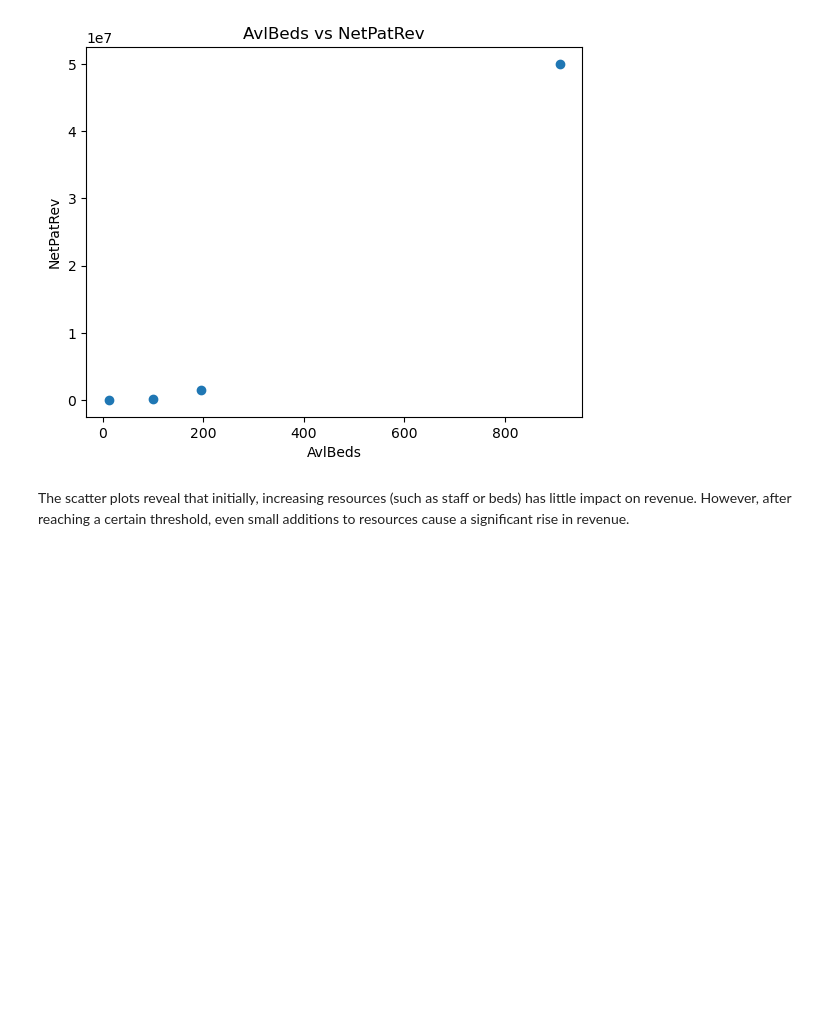
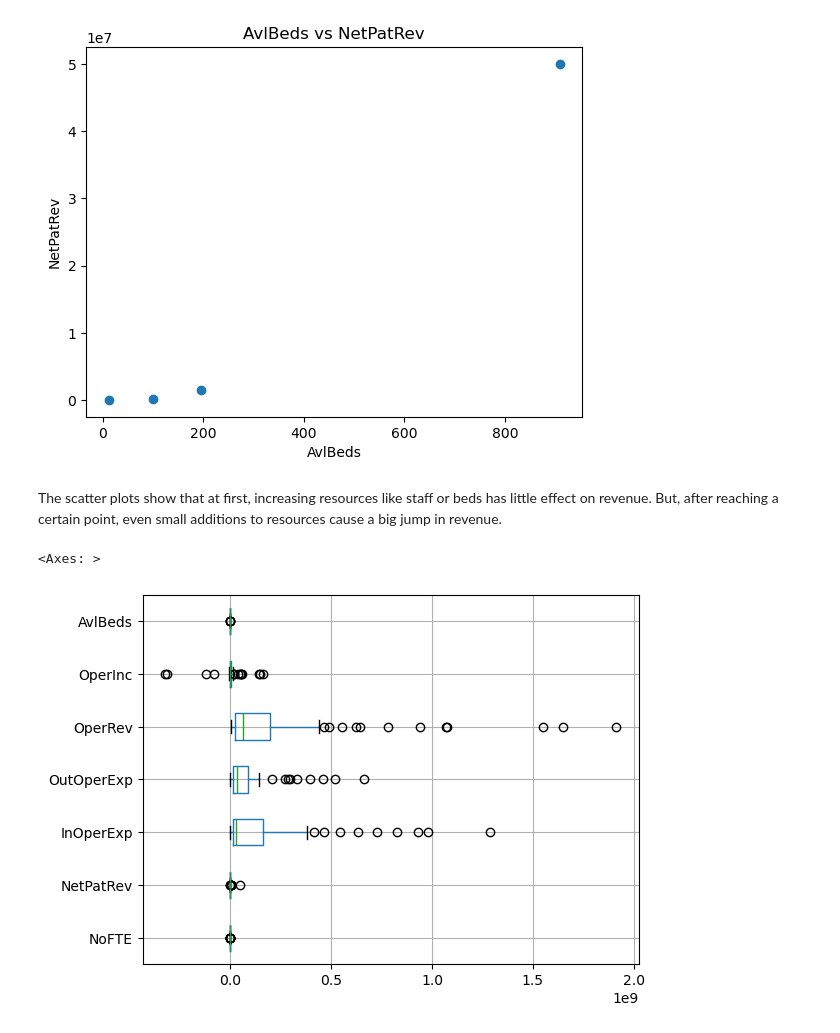
Before and after one commit to MarkLannen/week9labs, a Jupyter notebook: 09_Instructor_Lab_Lannen.ipynb, the cells around one changed output. Saved outputs shown, nothing was run; the diff lists cells and outputs as text; code cells hidden in the pictures; blank space fills up the shorter version.

Commit message:
* Create a boxplot and assess the lack or presence of outliers for the following variables: `NoFTE`, `NetPatRev`, `InOperExp`, `OutOperExp`, `OperRev`, `OperInc`, and `AvlBeds`. You may need to split the variables up due to the range of values in the data (like we did in the tutorial).

```diff
--- a/09_Instructor_Lab_Lannen.ipynb
+++ b/09_Instructor_Lab_Lannen.ipynb
@@ -216,4 +216,10 @@ for col in ['NoFTE', 'InOperExp', 'OutOperExp', 'OperRev', 'OperInc', 'AvlBeds']
 [figure]
 [figure]
 # %% [markdown]
-The scatter plots reveal that initially, increasing resources (such as staff or beds) has little impact on revenue. However, after reaching a certain threshold, even small additions to resources cause a significant rise in revenue.
+The scatter plots show that at first, increasing resources like staff or beds has little effect on revenue. But, after reaching a certain point, even small additions to resources cause a big jump in revenue.
+# %%
+# Create a boxplot and assess the lack or presence of outliers for the following variables: `NoFTE`, `NetPatRev`, `InOperExp`, `OutOperExp`, `OperRev`, `OperInc`, and `AvlBeds`
+merged_data[numeric_columns].boxplot (vert=False)
+# %% [output]
+<Axes: >
+[figure, added]
```
